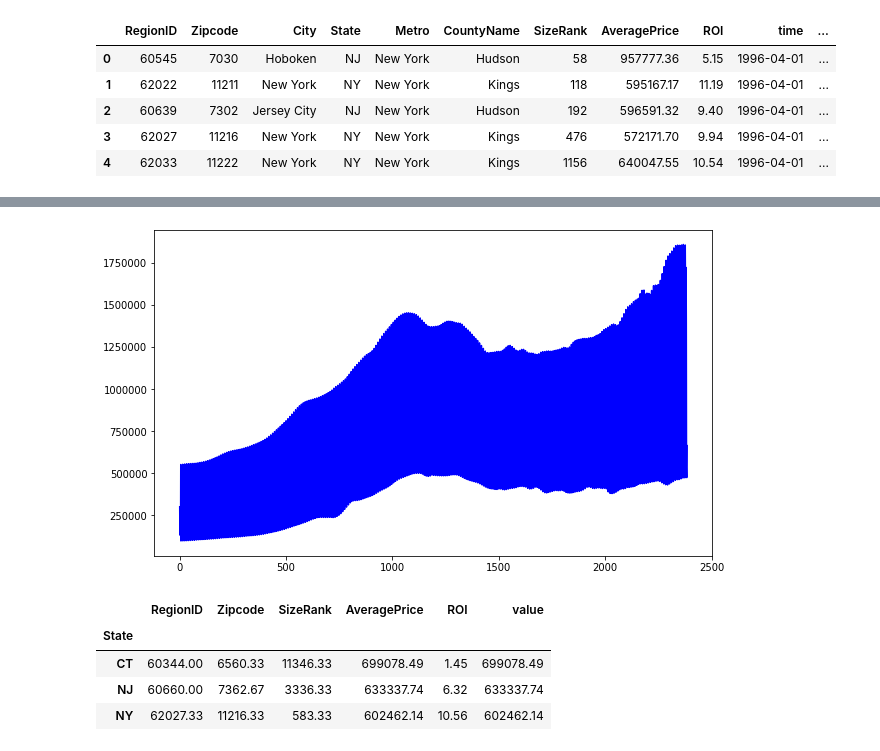
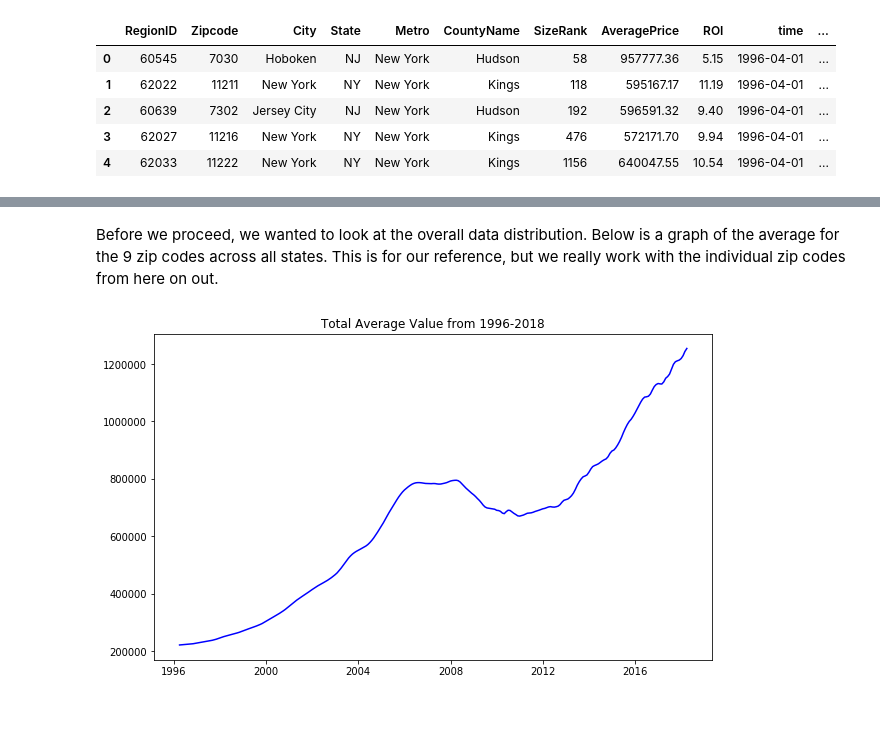
Before and after one commit to mcerow/TriState_Glory, a Jupyter notebook: Melting_Data_into_Long_Time_Series.ipynb, the cells around one changed output, grey strips where cells are left out. Saved outputs shown, nothing was run; the diff lists cells and outputs as text; code cells hidden in the pictures; blank space fills up the shorter version.

Commit message:
updated with melted dataframe and preliminary EDA

```diff
--- a/Melting_Data_into_Long_Time_Series.ipynb
+++ b/Melting_Data_into_Long_Time_Series.ipynb
@@ -56,2 +125,4 @@ dtype: int64
 # %%
-melted.drop(columns=['RegionID', 'Metro', 'CountyName', 'SizeRank', 'AveragePrice', 'ROI'])
+# drop unnecessary columns
+
+melted.drop(columns=['RegionID', 'Metro', 'CountyName', 'SizeRank', 'AveragePrice', 'ROI'], inplace=True)
@@ -72,15 +129,12 @@ melted.drop(columns=['RegionID', 'Metro', 'CountyName', 'SizeRank', 'AveragePric
+# %% [markdown]
+Before we proceed, we wanted to look at the overall data distribution. Below is a graph of the average for the 9 zip codes across all states. This is for our reference, but we really work with the individual zip codes from here on out.
 # %%
+total = melted.groupby('time').mean()
+
 fig, ax = plt.subplots(figsize=(10, 6))
-ax.plot(melted['value'], color='blue',label='Temp');
+ax.plot(total['value'], color='blue',label='Temp')
+plt.title('Total Average Value from 1996-2018')
+plt.savefig('Total Average Value from 1996-2018')
+plt.show()
 # %% [output]
-[figure, old version]
+[figure, new version]
-# %%
-states = melted.groupby('State').mean()
-
-states
-# %% [output]
-|  | RegionID | Zipcode | SizeRank | AveragePrice | ROI | value |
-| State |  |  |  |  |  |  |
-| CT | 60344.00 | 6560.33 | 11346.33 | 699078.49 | 1.45 | 699078.49 |
-| NJ | 60660.00 | 7362.67 | 3336.33 | 633337.74 | 6.32 | 633337.74 |
-| NY | 62027.33 | 11216.33 | 583.33 | 602462.14 | 10.56 | 602462.14 |
```
Also changed, not shown: parts of 23 cells of this notebook, 1 other file.
